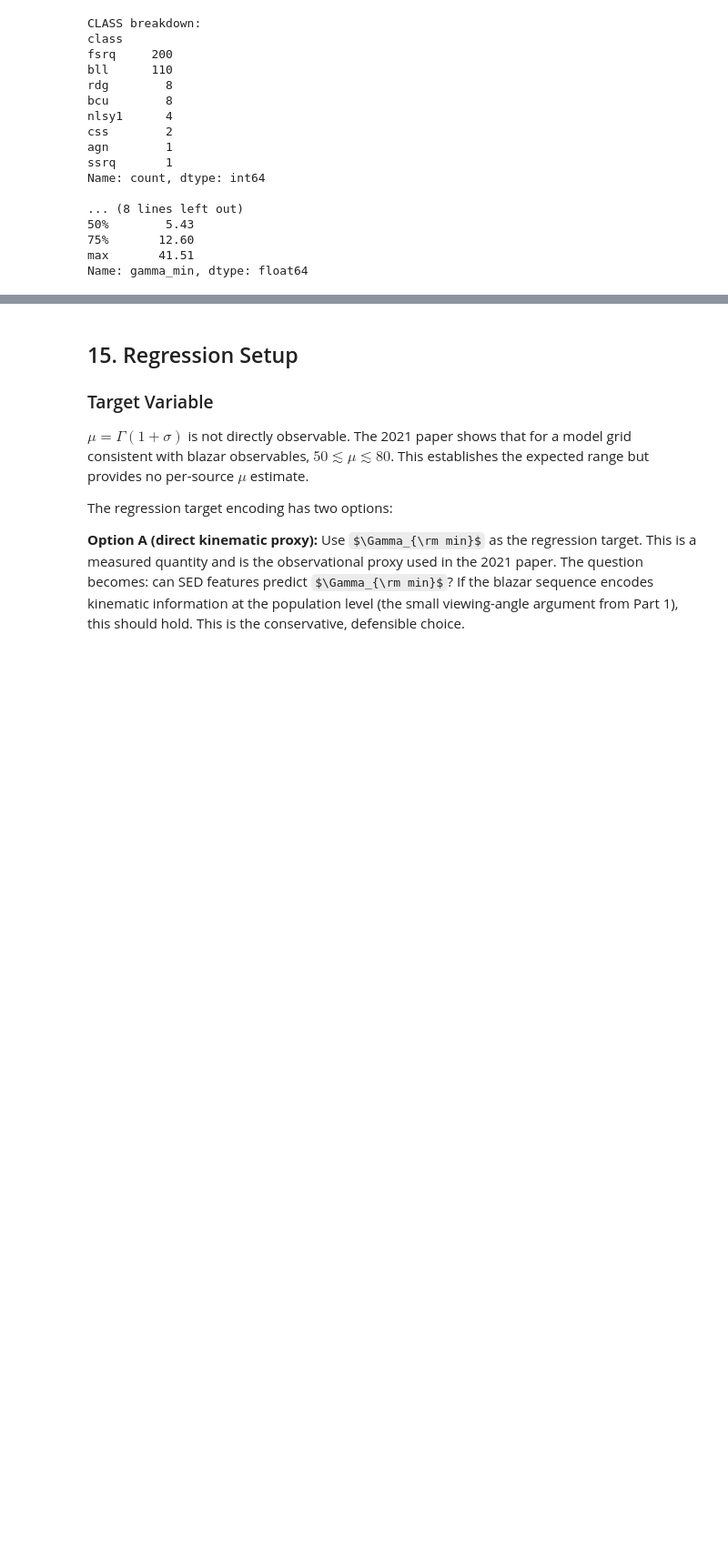
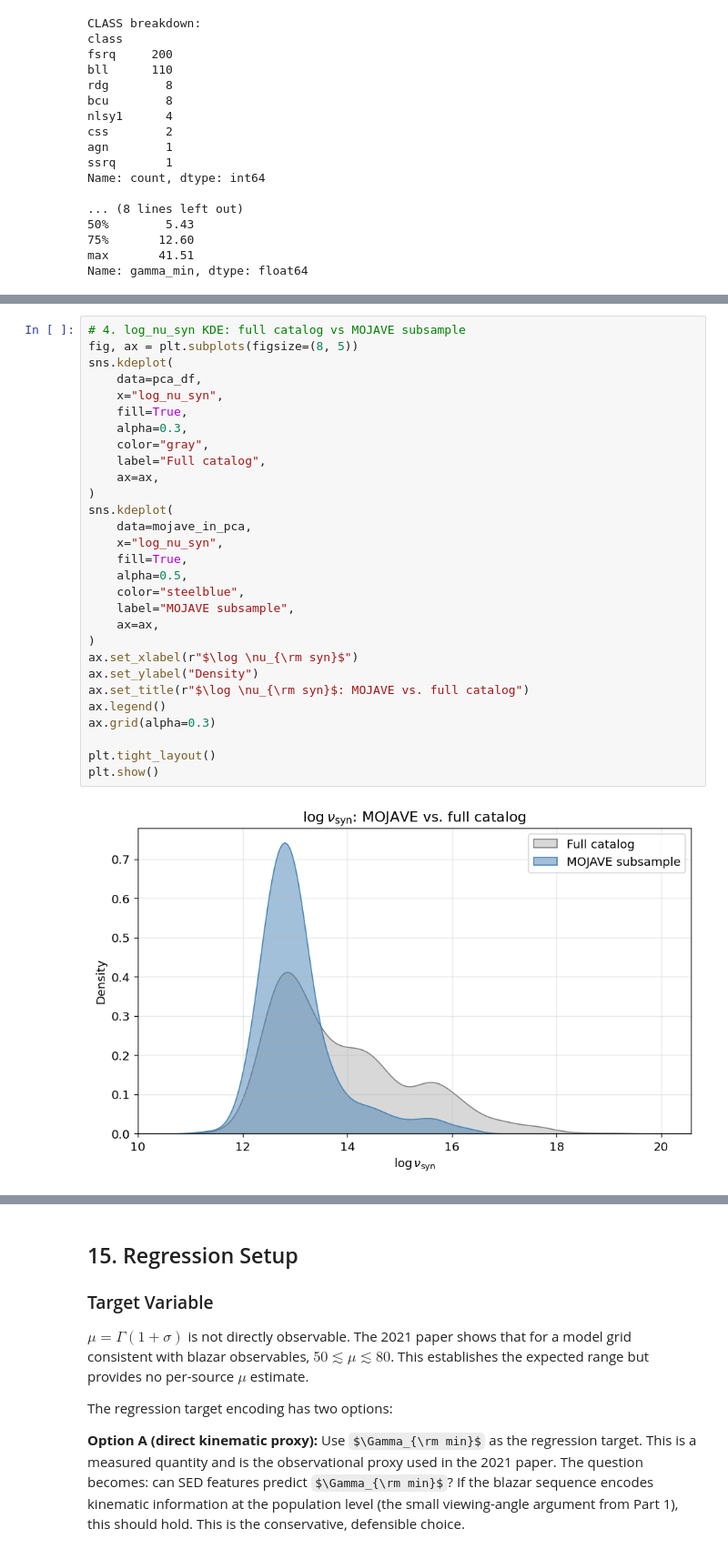
Before and after one commit to altjerue/ilwikak-ml, a Jupyter notebook: blazar_population_ml-p2.ipynb, the cells around one changed output, grey strips where cells are left out. Shown at 91% size. Saved outputs shown, nothing was run; the diff lists cells and outputs as text; some formulas as TeX source; blank space fills up the shorter version.

```diff
--- a/blazar_population_ml-p2.ipynb
+++ b/blazar_population_ml-p2.ipynb
@@ -240 +233,32 @@ plt.show()
+# %%
+# 4. log_nu_syn KDE: full catalog vs MOJAVE subsample
+fig, ax = plt.subplots(figsize=(8, 5))
+sns.kdeplot(
+    data=pca_df,
+    x="log_nu_syn",
+    fill=True,
+    alpha=0.3,
+    color="gray",
+    label="Full catalog",
+    ax=ax,
+)
+sns.kdeplot(
+    data=mojave_in_pca,
+    x="log_nu_syn",
+    fill=True,
+    alpha=0.5,
+    color="steelblue",
+    label="MOJAVE subsample",
+    ax=ax,
+)
+ax.set_xlabel(r"$\log \nu_{\rm syn}$")
+ax.set_ylabel("Density")
+ax.set_title(r"$\log \nu_{\rm syn}$: MOJAVE vs. full catalog")
+ax.legend()
+ax.grid(alpha=0.3)
+
+plt.tight_layout()
+plt.show()
+# %% [output]
+[figure, added]
 # %% [markdown]
```
Also changed, not shown: parts of 12 cells of this notebook.
